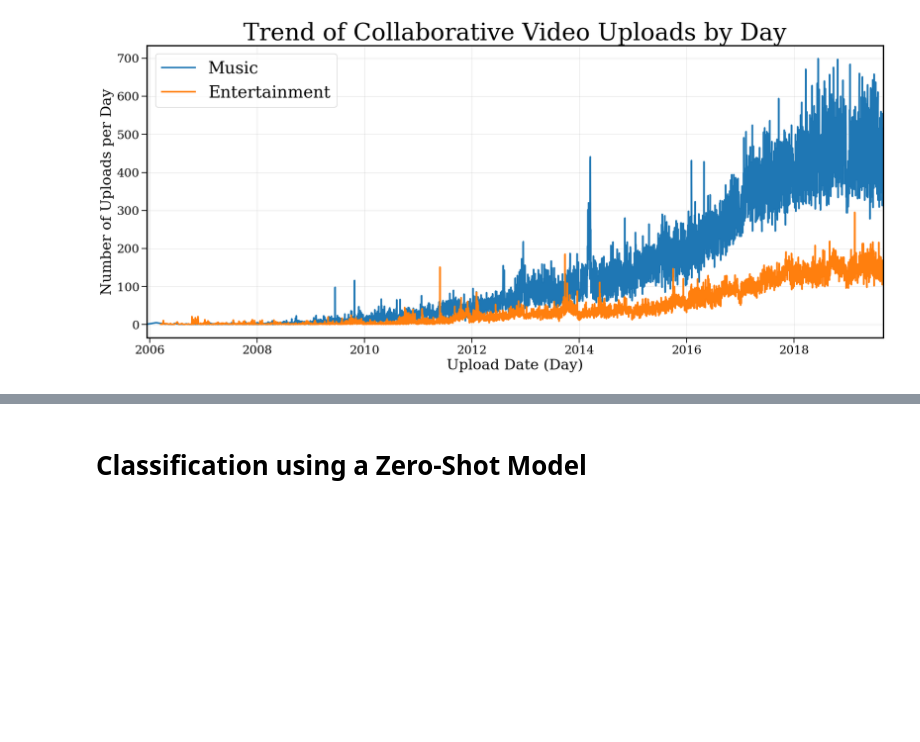
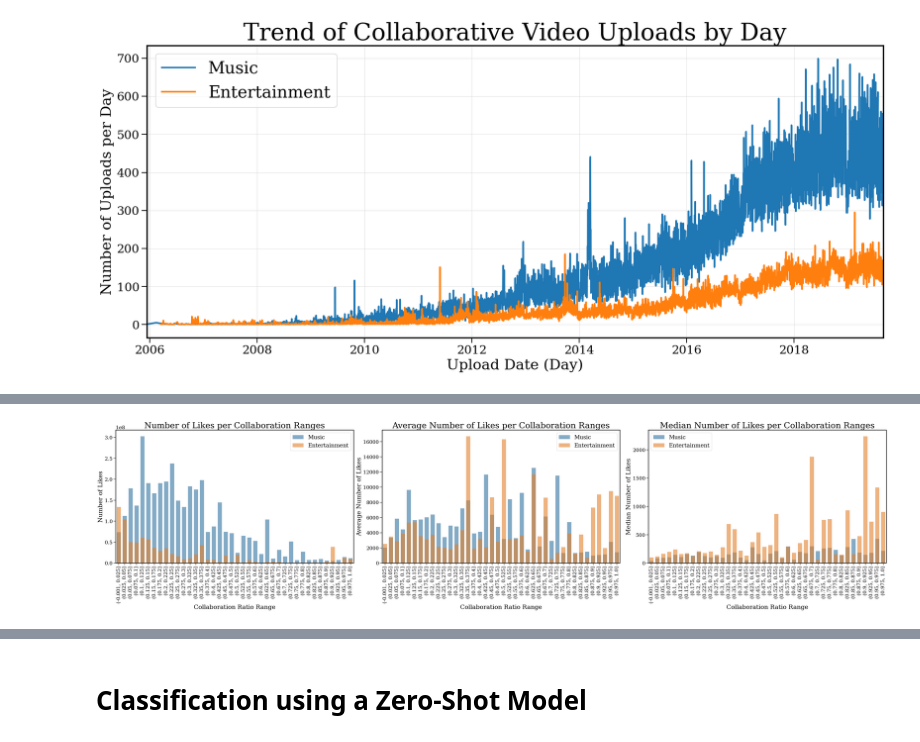
Before and after one commit to epfl-ada/ada-2024-project-tropicaltoucansinsight, a Jupyter notebook: collaborations.ipynb, the cells around one changed output, grey strips where cells are left out. Cells and saved outputs as stored; diff of their text form; code cells hidden in the pictures; blank space fills up the shorter version.

```diff
--- a/collaborations.ipynb
+++ b/collaborations.ipynb
@@ -441,0 +516,10 @@ data_utils.get_upload_evolution(df_music, df_entertainment, period="D")
+# %%
+# Define plotting parameters for likes
+metrics_likes = [("num_likes", "num_likes"), ("avg_likes", "avg_likes"), ("med_likes", "med_likes")]
+titles_likes = ["Number of Likes per Collaboration Ranges", "Average Number of Likes per Collaboration Ranges", "Median Number of Likes per Collaboration Ranges"]
+ylabels_likes = ["Number of Likes", "Average Number of Likes", "Median Number of Likes"]
+
+# Plot the likes statistics vs. collaboration ratio range
+data_utils.plot_collaboration_stats(stats_music, stats_entertainment, metrics_likes, titles_likes, ylabels_likes)
+# %% [output]
+[figure, added]
```
Also changed, not shown: parts of 22 cells of this notebook.
